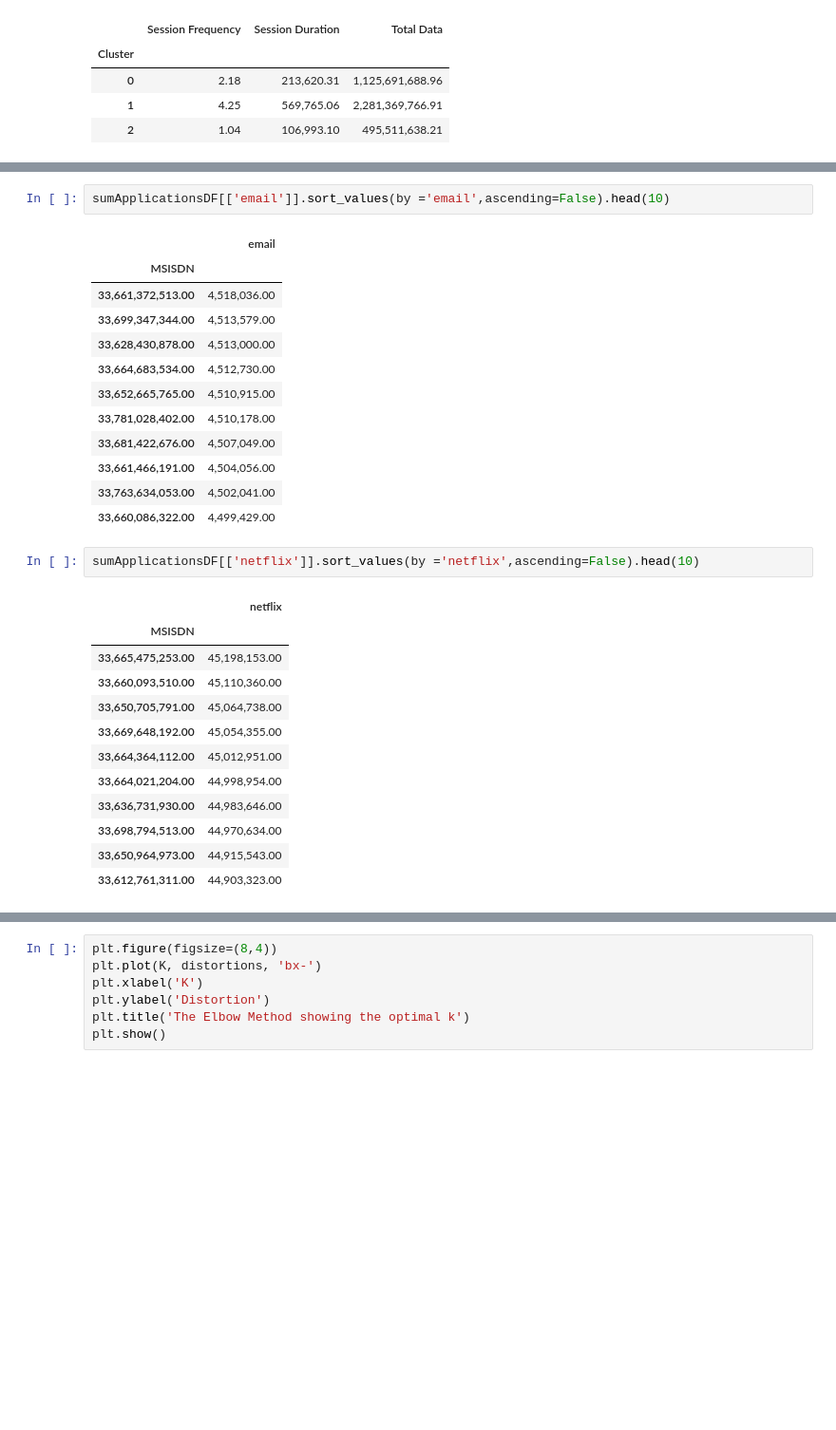
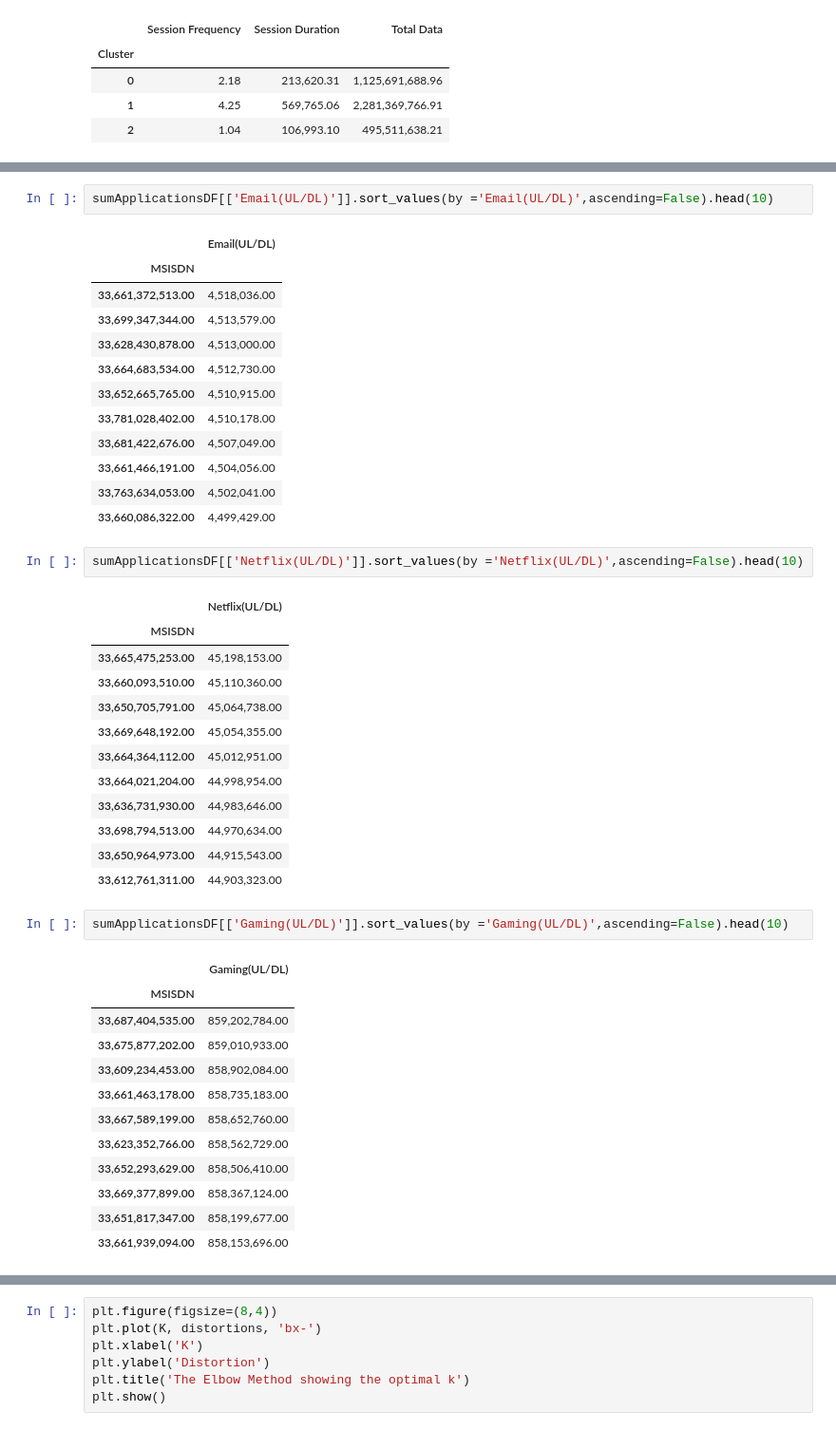
Before and after one commit to sel6/TellCo_Data_Analysis, a Jupyter notebook: notebooks/user_engagment_analysis.ipynb, the cells around one changed output, grey strips where cells are left out. Shown at 95% size. Cells and saved outputs as stored; diff of their text form; blank space fills up the shorter version.

```diff
--- a/notebooks/user_engagment_analysis.ipynb
+++ b/notebooks/user_engagment_analysis.ipynb
@@ -233,9 +238,9 @@ sumApplicationsDF[['youtube']].sort_values(by ='youtube',ascending=False).head(1
 | 33,636,506,509.00 | 45,049,792.00 |
 | 33,663,677,874.00 | 45,040,169.00 |
 # %%
-sumApplicationsDF[['email']].sort_values(by ='email',ascending=False).head(10)
+sumApplicationsDF[['Email(UL/DL)']].sort_values(by ='Email(UL/DL)',ascending=False).head(10)
 # %% [output]
-|  | email |
+|  | Email(UL/DL) |
 | MSISDN |  |
 | 33,661,372,513.00 | 4,518,036.00 |
 | 33,699,347,344.00 | 4,513,579.00 |
@@ -248,9 +253,9 @@ sumApplicationsDF[['email']].sort_values(by ='email',ascending=False).head(10)
 | 33,763,634,053.00 | 4,502,041.00 |
 | 33,660,086,322.00 | 4,499,429.00 |
 # %%
-sumApplicationsDF[['netflix']].sort_values(by ='netflix',ascending=False).head(10)
+sumApplicationsDF[['Netflix(UL/DL)']].sort_values(by ='Netflix(UL/DL)',ascending=False).head(10)
 # %% [output]
-|  | netflix |
+|  | Netflix(UL/DL) |
 | MSISDN |  |
 | 33,665,475,253.00 | 45,198,153.00 |
 | 33,660,093,510.00 | 45,110,360.00 |
@@ -262,4 +267,19 @@ sumApplicationsDF[['netflix']].sort_values(by ='netflix',ascending=False).head(1
 | 33,698,794,513.00 | 44,970,634.00 |
 | 33,650,964,973.00 | 44,915,543.00 |
 | 33,612,761,311.00 | 44,903,323.00 |
+# %%
+sumApplicationsDF[['Gaming(UL/DL)']].sort_values(by ='Gaming(UL/DL)',ascending=False).head(10)
+# %% [output]
+|  | Gaming(UL/DL) |
+| MSISDN |  |
+| 33,687,404,535.00 | 859,202,784.00 |
+| 33,675,877,202.00 | 859,010,933.00 |
+| 33,609,234,453.00 | 858,902,084.00 |
+| 33,661,463,178.00 | 858,735,183.00 |
+| 33,667,589,199.00 | 858,652,760.00 |
+| 33,623,352,766.00 | 858,562,729.00 |
+| 33,652,293,629.00 | 858,506,410.00 |
+| 33,669,377,899.00 | 858,367,124.00 |
+| 33,651,817,347.00 | 858,199,677.00 |
+| 33,661,939,094.00 | 858,153,696.00 |
 # %%
```
Also changed, not shown: parts of 10 cells of this notebook.
